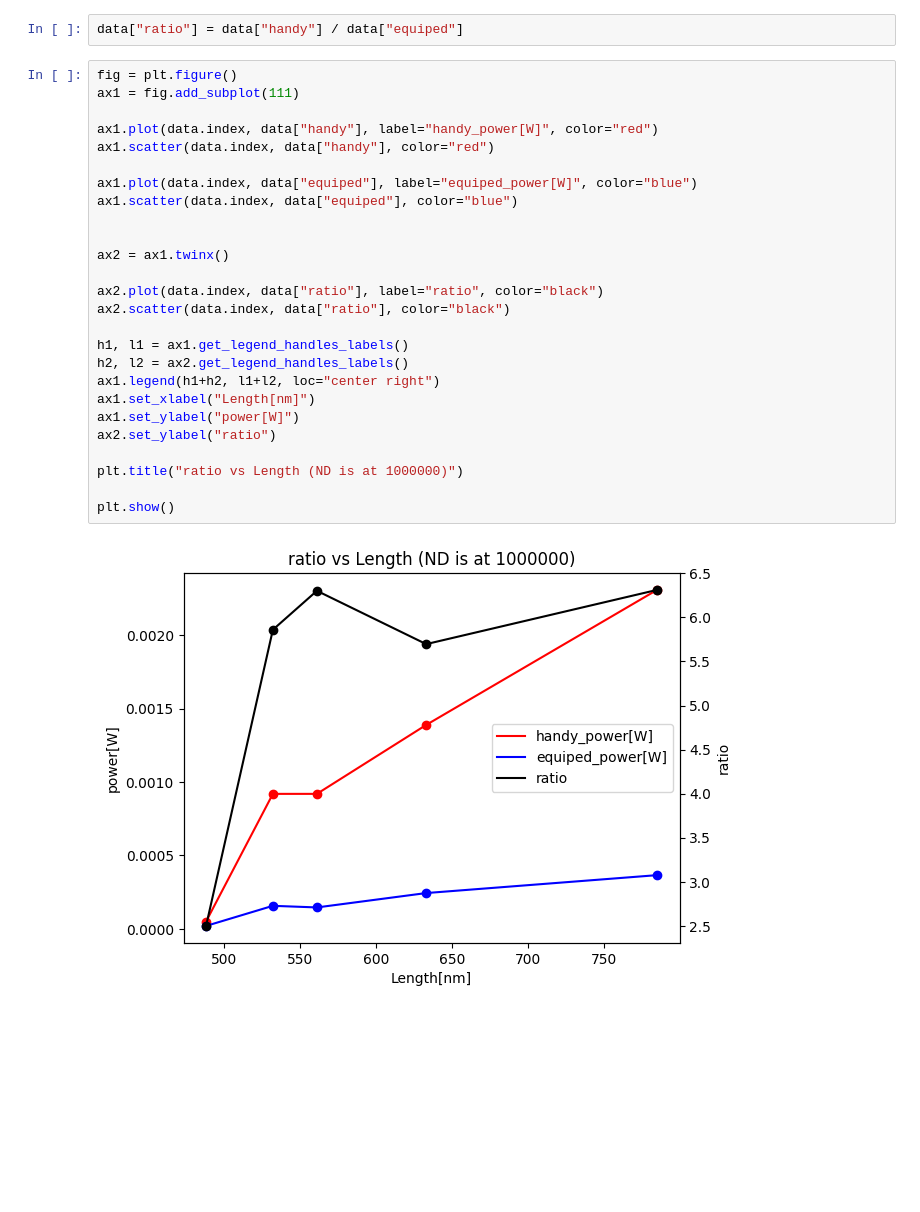
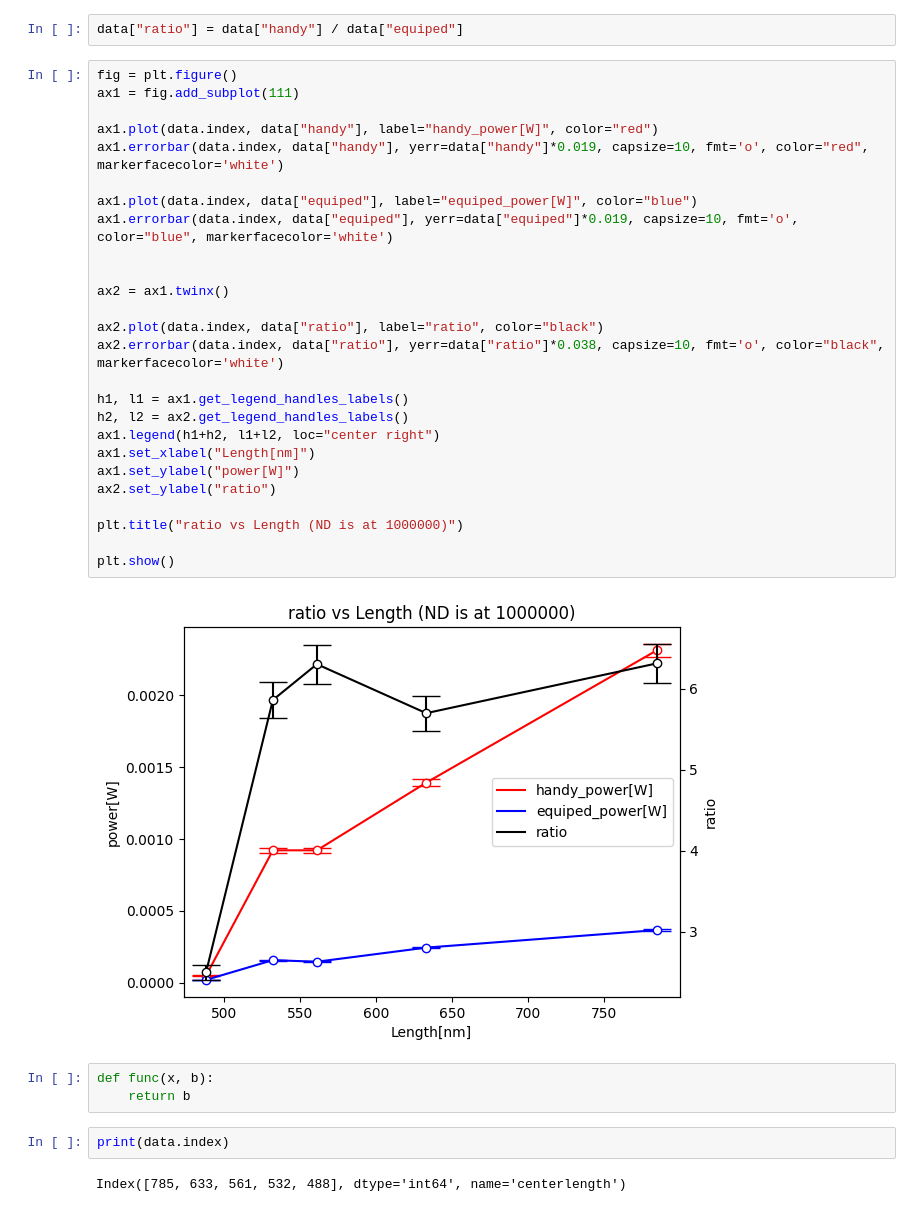
Before and after one commit to chiashi-lab/pl, a Jupyter notebook: notebook/analyse.ipynb, the cells around one changed output. Saved outputs shown, nothing was run; the diff lists cells and outputs as text; blank space fills up the shorter version.

```diff
--- a/notebook/analyse.ipynb
+++ b/notebook/analyse.ipynb
@@ -74,28 +75,35 @@ data["ratio"] = data["handy"] / data["equiped"]
 # %%
 fig = plt.figure()
 ax1 = fig.add_subplot(111)
 
 ax1.plot(data.index, data["handy"], label="handy_power[W]", color="red")
-ax1.scatter(data.index, data["handy"], color="red")
+ax1.errorbar(data.index, data["handy"], yerr=data["handy"]*0.019, capsize=10, fmt='o', color="red", markerfacecolor='white')
 
 ax1.plot(data.index, data["equiped"], label="equiped_power[W]", color="blue")
-ax1.scatter(data.index, data["equiped"], color="blue")
+ax1.errorbar(data.index, data["equiped"], yerr=data["equiped"]*0.019, capsize=10, fmt='o', color="blue", markerfacecolor='white')
 
 
 ax2 = ax1.twinx()
 
 ax2.plot(data.index, data["ratio"], label="ratio", color="black")
-ax2.scatter(data.index, data["ratio"], color="black")
+ax2.errorbar(data.index, data["ratio"], yerr=data["ratio"]*0.038, capsize=10, fmt='o', color="black", markerfacecolor='white')
 
 h1, l1 = ax1.get_legend_handles_labels()
 h2, l2 = ax2.get_legend_handles_labels()
 ax1.legend(h1+h2, l1+l2, loc="center right")
 ax1.set_xlabel("Length[nm]")
 ax1.set_ylabel("power[W]")
 ax2.set_ylabel("ratio")
 
 plt.title("ratio vs Length (ND is at 1000000)")
 
 plt.show()
 # %% [output]
-[figure, old version]
+[figure, new version]
+# %%
+def func(x, b):
+    return b
+# %%
+print(data.index)
+# %% [output]
+Index([785, 633, 561, 532, 488], dtype='int64', name='centerlength')
```
Also changed, not shown: parts of 3 cells of this notebook.
